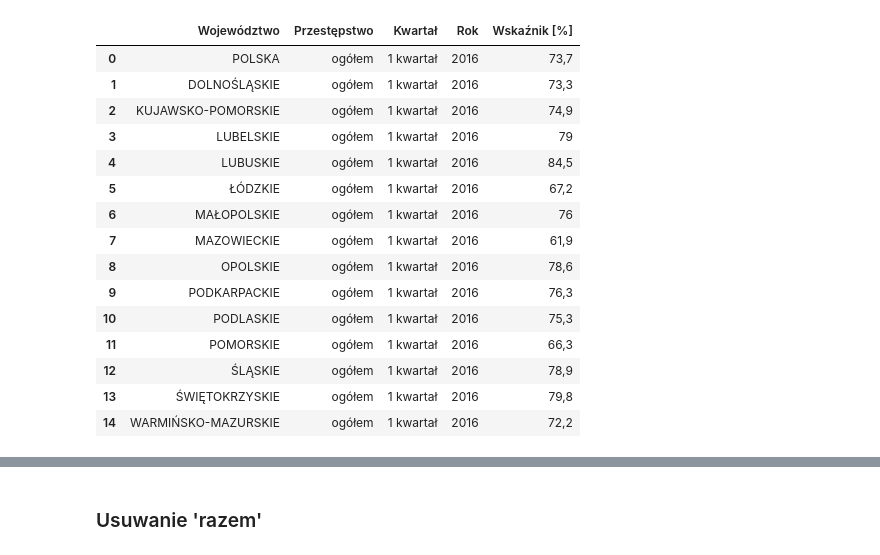
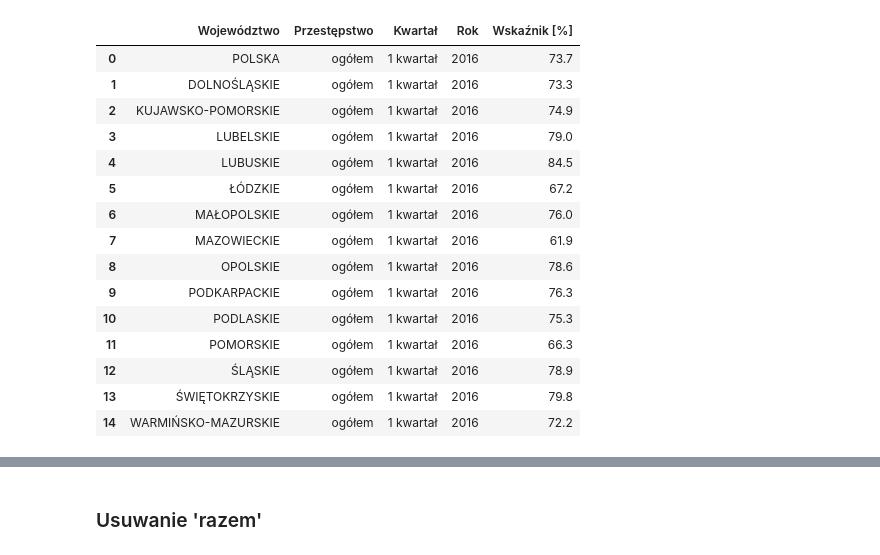
Before and after one commit to wwielakowska/in-ynierka, a Jupyter notebook: agregacja danych/wskazniki_code.ipynb, the cells around one changed output, grey strips where cells are left out. Saved outputs shown, nothing was run; the diff lists cells and outputs as text; code cells hidden in the pictures.

```diff
--- a/agregacja danych/wskazniki_code.ipynb
+++ b/agregacja danych/wskazniki_code.ipynb
@@ -45,9 +45,8 @@ for i, col in enumerate(wskazniki.columns):
 612: rok;wskaźnik wykrywalności sprawców przestępstw stwierdzonych;z ustawy o przeciwdziałaniu narkomanii;2024;[%]
 # %%
 wskazniki_col = wskazniki.melt(id_vars=['Nazwa'],    #zostawiamy
-                  var_name='Okres',     #Nowa Kolumna
+                  var_name='Kwartał',     #Nowa Kolumna
                   value_name='Wskaźnik [%]')  #Kolumna dla wartości
 
-column_parts = wskazniki_col['Okres'].str.split(';', expand=True)
-column_parts
+print(wskazniki_col['Wskaźnik [%]'].apply(type).value_counts())
 # %% [output]
@@ -66,0 +58,6 @@ column_parts
+# %%
+wskazniki_col['Wskaźnik [%]'] = wskazniki_col['Wskaźnik [%]'].astype(str)
+wskazniki_col['Wskaźnik [%]'] = wskazniki_col['Wskaźnik [%]'].str.replace(',', '.', regex=False)
+wskazniki_col['Wskaźnik [%]'] = wskazniki_col['Wskaźnik [%]'].astype(float)
+
+print(wskazniki_col['Wskaźnik [%]'].apply(type).value_counts())
@@ -66,0 +68,3 @@ column_parts
+# %%
+column_parts = wskazniki_col['Kwartał'].str.split(';', expand=True)
+column_parts
@@ -67,31 +85,32 @@ column_parts
 # %%
 wskazniki_col['Kwartał'] = column_parts[0]
+wskazniki_col['Typ wskaźnika'] = column_parts[1]
 wskazniki_col['Przestępstwo'] = column_parts[2]
 wskazniki_col['Rok'] = column_parts[3]
 wskazniki_col['Województwo'] = wskazniki_col['Nazwa']
 
 # Final DataFrame
 wskazniki = wskazniki_col[['Województwo', 'Przestępstwo', 'Kwartał', 'Rok', 'Wskaźnik [%]']]
 
 # Sorting
 wskazniki = wskazniki.sort_values(['Rok', 'Kwartał'])
 
 
 wskazniki.head(15)
 # %% [output]
 |  | Województwo | Przestępstwo | Kwartał | Rok | Wskaźnik [%] |
-| 0 | POLSKA | ogółem | 1 kwartał | 2016 | 73,7 |
-| 1 | DOLNOŚLĄSKIE | ogółem | 1 kwartał | 2016 | 73,3 |
-| 2 | KUJAWSKO-POMORSKIE | ogółem | 1 kwartał | 2016 | 74,9 |
-| 3 | LUBELSKIE | ogółem | 1 kwartał | 2016 | 79 |
-| 4 | LUBUSKIE | ogółem | 1 kwartał | 2016 | 84,5 |
-| 5 | ŁÓDZKIE | ogółem | 1 kwartał | 2016 | 67,2 |
-| 6 | MAŁOPOLSKIE | ogółem | 1 kwartał | 2016 | 76 |
-| 7 | MAZOWIECKIE | ogółem | 1 kwartał | 2016 | 61,9 |
-| 8 | OPOLSKIE | ogółem | 1 kwartał | 2016 | 78,6 |
-| 9 | PODKARPACKIE | ogółem | 1 kwartał | 2016 | 76,3 |
-| 10 | PODLASKIE | ogółem | 1 kwartał | 2016 | 75,3 |
-| 11 | POMORSKIE | ogółem | 1 kwartał | 2016 | 66,3 |
-| 12 | ŚLĄSKIE | ogółem | 1 kwartał | 2016 | 78,9 |
-| 13 | ŚWIĘTOKRZYSKIE | ogółem | 1 kwartał | 2016 | 79,8 |
-| 14 | WARMIŃSKO-MAZURSKIE | ogółem | 1 kwartał | 2016 | 72,2 |
+| 0 | POLSKA | ogółem | 1 kwartał | 2016 | 73.7 |
+| 1 | DOLNOŚLĄSKIE | ogółem | 1 kwartał | 2016 | 73.3 |
+| 2 | KUJAWSKO-POMORSKIE | ogółem | 1 kwartał | 2016 | 74.9 |
+| 3 | LUBELSKIE | ogółem | 1 kwartał | 2016 | 79.0 |
+| 4 | LUBUSKIE | ogółem | 1 kwartał | 2016 | 84.5 |
+| 5 | ŁÓDZKIE | ogółem | 1 kwartał | 2016 | 67.2 |
+| 6 | MAŁOPOLSKIE | ogółem | 1 kwartał | 2016 | 76.0 |
+| 7 | MAZOWIECKIE | ogółem | 1 kwartał | 2016 | 61.9 |
+| 8 | OPOLSKIE | ogółem | 1 kwartał | 2016 | 78.6 |
+| 9 | PODKARPACKIE | ogółem | 1 kwartał | 2016 | 76.3 |
+| 10 | PODLASKIE | ogółem | 1 kwartał | 2016 | 75.3 |
+| 11 | POMORSKIE | ogółem | 1 kwartał | 2016 | 66.3 |
+| 12 | ŚLĄSKIE | ogółem | 1 kwartał | 2016 | 78.9 |
+| 13 | ŚWIĘTOKRZYSKIE | ogółem | 1 kwartał | 2016 | 79.8 |
+| 14 | WARMIŃSKO-MAZURSKIE | ogółem | 1 kwartał | 2016 | 72.2 |
```
Also changed, not shown: parts of 10 cells of this notebook, 9 other files.
